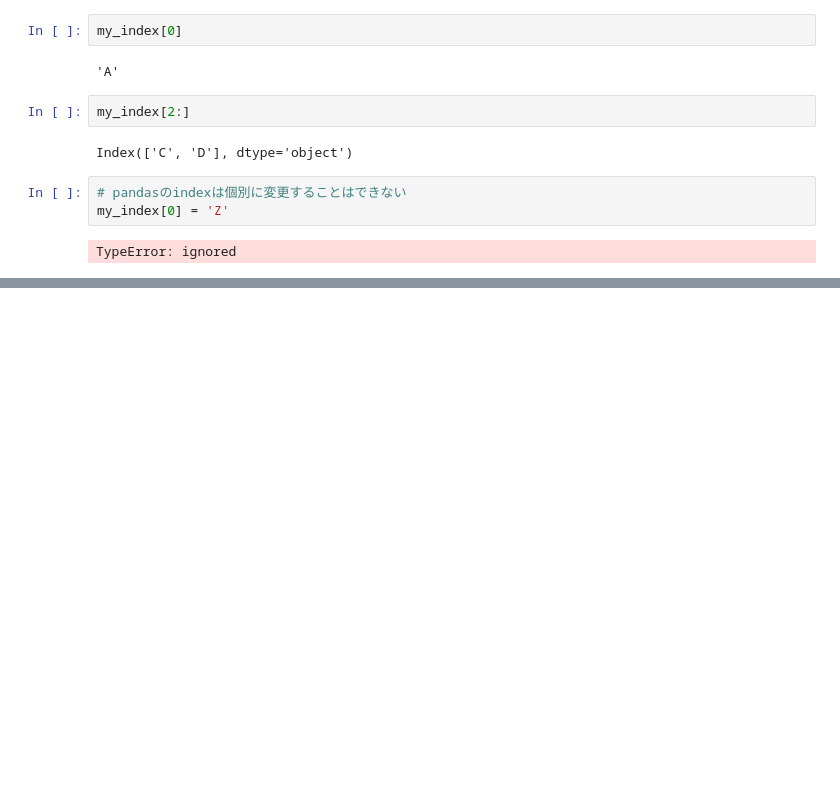
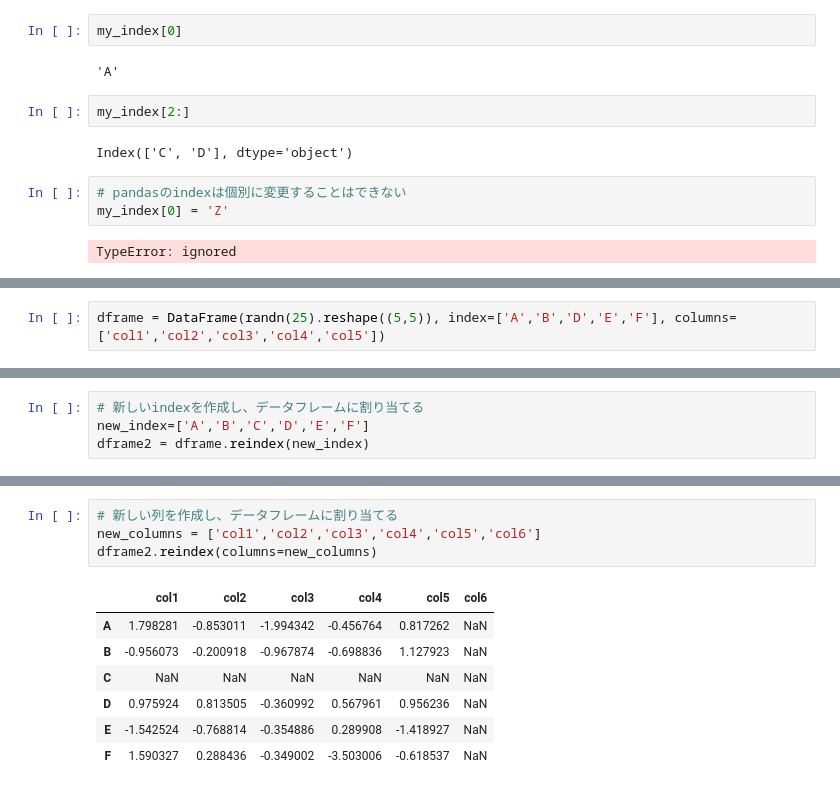
Before and after one commit to devmatsuko/python-practice, a Jupyter notebook: section4.ipynb, the cells around one changed output, grey strips where cells are left out. Saved outputs shown, nothing was run; the diff lists cells and outputs as text; blank space fills up the shorter version.

```diff
--- a/section4.ipynb
+++ b/section4.ipynb
@@ -248,0 +320,2 @@ TypeError: ignored
+# %%
+dframe = DataFrame(randn(25).reshape((5,5)), index=['A','B','D','E','F'], columns=['col1','col2','col3','col4','col5'])
@@ -248,0 +331,4 @@ TypeError: ignored
+# %%
+# 新しいindexを作成し、データフレームに割り当てる
+new_index=['A','B','C','D','E','F']
+dframe2 = dframe.reindex(new_index)
@@ -248,0 +345,12 @@ TypeError: ignored
+# %%
+# 新しい列を作成し、データフレームに割り当てる
+new_columns = ['col1','col2','col3','col4','col5','col6']
+dframe2.reindex(columns=new_columns)
+# %% [output]
+|  | col1 | col2 | col3 | col4 | col5 | col6 |
+| A | 1.798281 | -0.853011 | -1.994342 | -0.456764 | 0.817262 | NaN |
+| B | -0.956073 | -0.200918 | -0.967874 | -0.698836 | 1.127923 | NaN |
+| C | NaN | NaN | NaN | NaN | NaN | NaN |
+| D | 0.975924 | 0.813505 | -0.360992 | 0.567961 | 0.956236 | NaN |
+| E | -1.542524 | -0.768814 | -0.354886 | 0.289908 | -1.418927 | NaN |
+| F | 1.590327 | 0.288436 | -0.349002 | -3.503006 | -0.618537 | NaN |
```
Also changed, not shown: parts of 13 cells of this notebook.
